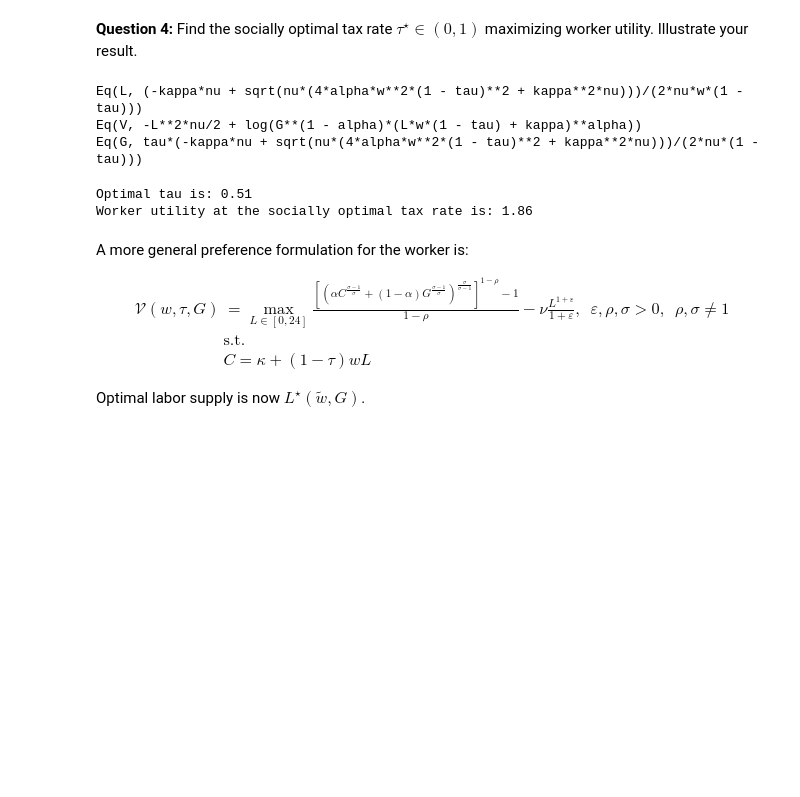
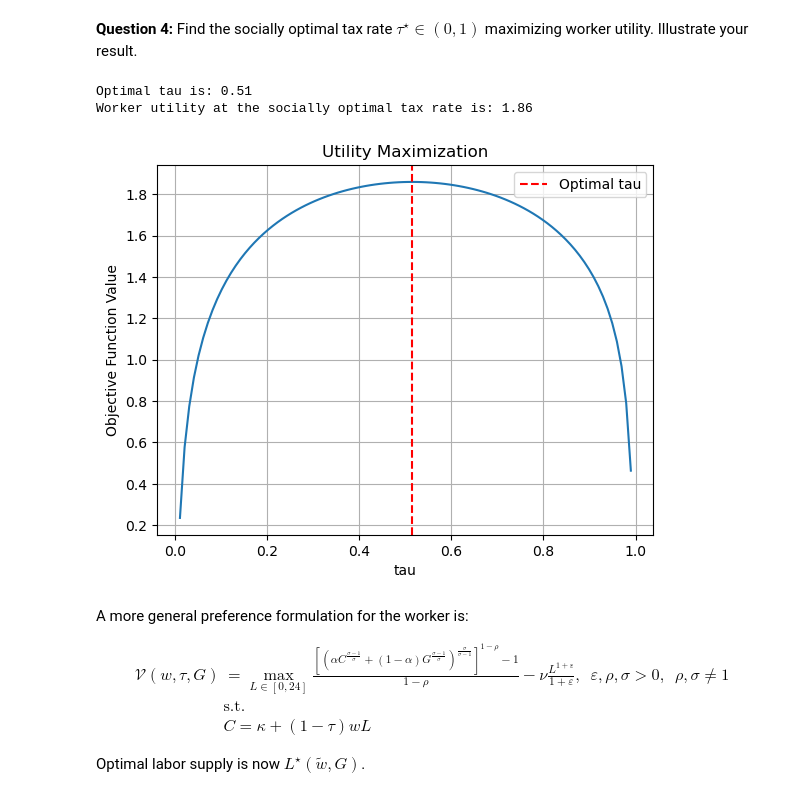
Before and after one commit to NumEconCopenhagen/projects-2023-bpr871, a Jupyter notebook: bpr871_eksamen/Q1-sissel.ipynb, the cells around one changed output. Saved outputs shown, nothing was run; the diff lists cells and outputs as text; code cells hidden in the pictures; blank space fills up the shorter version.

```diff
--- a/bpr871_eksamen/Q1-sissel.ipynb
+++ b/bpr871_eksamen/Q1-sissel.ipynb
@@ -266,11 +264,3 @@ As we standard preferences, where the public and private good are both necessary
 The last graph represents the Laffer Curve, which shows that government spending has one unique max for a level of $\tau \approx 0.85$. This is not coinciding with the maximum level of utility for the worker.
 # %% [markdown]
 **Question 4:** Find the socially optimal tax rate $\tau^{\star}\in(0,1)$ maximizing worker utility. Illustrate your result.
-# %%
-print(solution_eq)
-print(utility)
-print(gov)
-# %% [output]
-Eq(L, (-kappa*nu + sqrt(nu*(4*alpha*w**2*(1 - tau)**2 + kappa**2*nu)))/(2*nu*w*(1 - tau)))
-Eq(V, -L**2*nu/2 + log(G**(1 - alpha)*(L*w*(1 - tau) + kappa)**alpha))
-Eq(G, tau*(-kappa*nu + sqrt(nu*(4*alpha*w**2*(1 - tau)**2 + kappa**2*nu)))/(2*nu*(1 - tau)))
@@ -285,31 +267,17 @@ par.w_disp = (1-tau)*par.w
-# %%
-# Define the objective function
-def obj(tau):
-    L_expr = (-par.kappa * par.nu + np.sqrt(par.nu * (4 * par.alpha * par.w**2 * (1 - tau)**2 + par.kappa**2 * par.nu))) / (2 * par.nu * par.w * (1 - tau))
-    G_expr = tau * (-par.kappa * par.nu + np.sqrt(par.nu * (4 * par.alpha * par.w**2 * (1 - tau)**2 + par.kappa**2 * par.nu))) / (2 * par.nu * (1 - tau))
-
-    V = -L_expr**2 * par.nu / 2 + np.log(G_expr**(1 - par.alpha) * (L_expr * par.w * (1 - tau) + par.kappa)**par.alpha)
-
-    return -V
-
-# Setting bounds for tau
-bounds = [(0, 1)]
-
-# Initial guess
-x0 = 0.9
-
-# Perform the optimization to maximize obj with respect to tau
-results = optimize.minimize(obj, x0, method='Nelder-Mead', bounds=bounds)
-
-# Get the optimal value of tau
-optimal_tau = results.x[0]
-
-# Print the optimal tau and the corresponding objective function value
-print(f"Optimal tau is: {round(optimal_tau,2)}")
-print("Worker utility at the socially optimal tax rate is:", -round(results.fun,2))
-# %% [output]
-Optimal tau is: 0.51
-Worker utility at the socially optimal tax rate is: 1.86
+# %%
+# Create an instance of the q1 class
+instance_q1 = q1.q1(tau)
+
+# Call the optimize_tau_and_print method
+instance_q1.optimize_tau_and_print_cobbdoug()
+# %% [output]
+Optimal tau is: 0.51
+Worker utility at the socially optimal tax rate is: 1.86
+# %%
+# Calling the plot
+instance_q1.illustrate_optimal_tau_cobbdoug()
+# %% [output]
+[figure, added]
 # %% [markdown]
 A more general preference formulation for the worker is:
 
```
Also changed, not shown: parts of 11 cells of this notebook, 1 other file.
